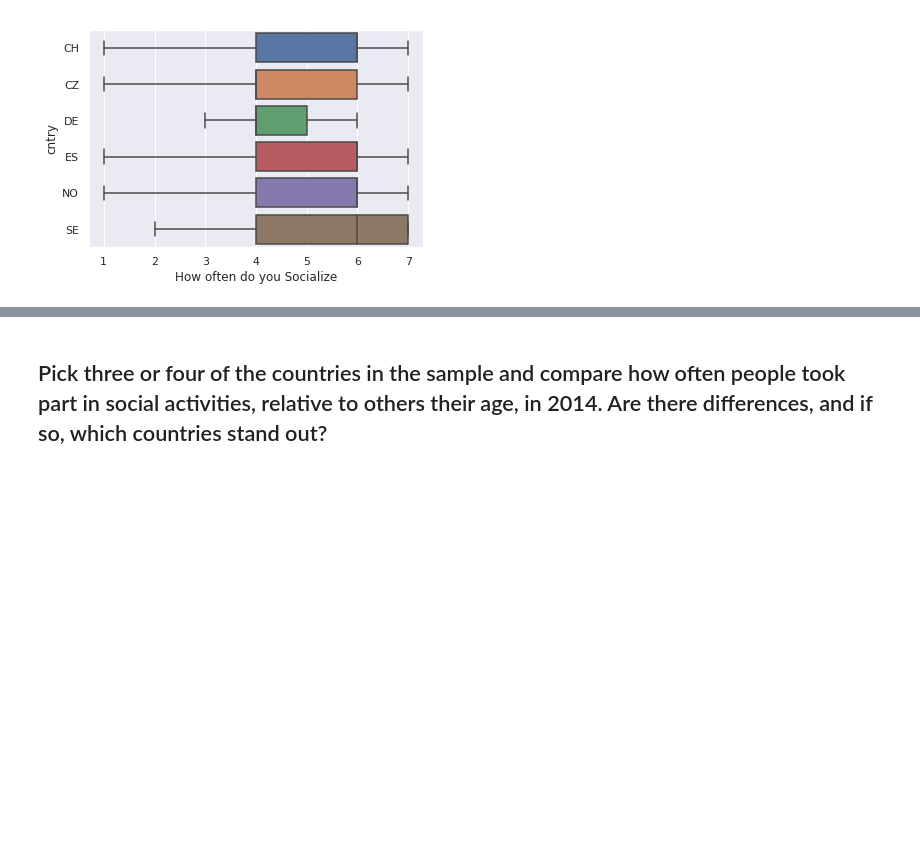
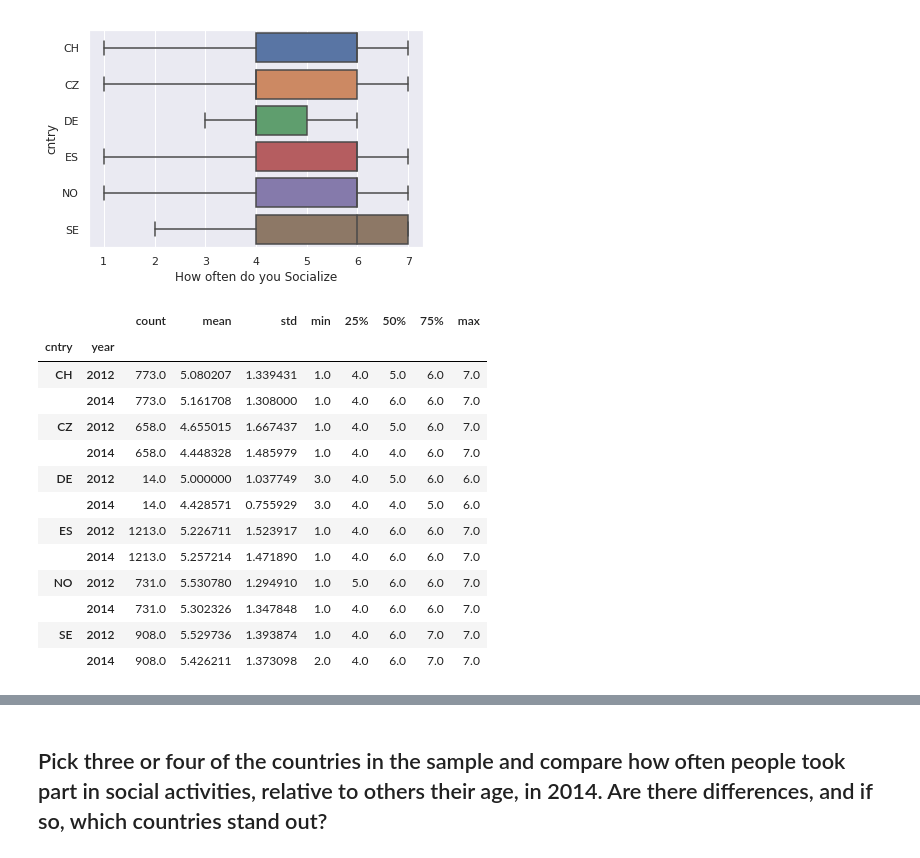
Before and after one commit to zdwhite/Thinkful-Unit-5, a Jupyter notebook: Challenge_What_test_to_use.ipynb, the cells around one changed output, grey strips where cells are left out. Saved outputs shown, nothing was run; the diff lists cells and outputs as text; code cells hidden in the pictures; blank space fills up the shorter version.

```diff
--- a/Challenge_What_test_to_use.ipynb
+++ b/Challenge_What_test_to_use.ipynb
@@ -349,3 +363,20 @@ sns.boxplot(y='cntry',x='How often do you Socialize',data=dd_sclmeet,orient ='h'
 # %% [output]
 <matplotlib.axes._subplots.AxesSubplot at 0x...>
 [figure]
+# %%
+df.groupby(['cntry','year']).describe()['sclmeet']
+# %% [output]
+|  |  | count | mean | std | min | 25% | 50% | 75% | max |
+| cntry | year |  |  |  |  |  |  |  |  |
+| CH | 2012 | 773.0 | 5.080207 | 1.339431 | 1.0 | 4.0 | 5.0 | 6.0 | 7.0 |
+|  | 2014 | 773.0 | 5.161708 | 1.308000 | 1.0 | 4.0 | 6.0 | 6.0 | 7.0 |
+| CZ | 2012 | 658.0 | 4.655015 | 1.667437 | 1.0 | 4.0 | 5.0 | 6.0 | 7.0 |
+|  | 2014 | 658.0 | 4.448328 | 1.485979 | 1.0 | 4.0 | 4.0 | 6.0 | 7.0 |
+| DE | 2012 | 14.0 | 5.000000 | 1.037749 | 3.0 | 4.0 | 5.0 | 6.0 | 6.0 |
+|  | 2014 | 14.0 | 4.428571 | 0.755929 | 3.0 | 4.0 | 4.0 | 5.0 | 6.0 |
+| ES | 2012 | 1213.0 | 5.226711 | 1.523917 | 1.0 | 4.0 | 6.0 | 6.0 | 7.0 |
+|  | 2014 | 1213.0 | 5.257214 | 1.471890 | 1.0 | 4.0 | 6.0 | 6.0 | 7.0 |
+| NO | 2012 | 731.0 | 5.530780 | 1.294910 | 1.0 | 5.0 | 6.0 | 6.0 | 7.0 |
+|  | 2014 | 731.0 | 5.302326 | 1.347848 | 1.0 | 4.0 | 6.0 | 6.0 | 7.0 |
+| SE | 2012 | 908.0 | 5.529736 | 1.393874 | 1.0 | 4.0 | 6.0 | 7.0 | 7.0 |
+|  | 2014 | 908.0 | 5.426211 | 1.373098 | 2.0 | 4.0 | 6.0 | 7.0 | 7.0 |
```
Also changed, not shown: parts of 21 cells of this notebook.
